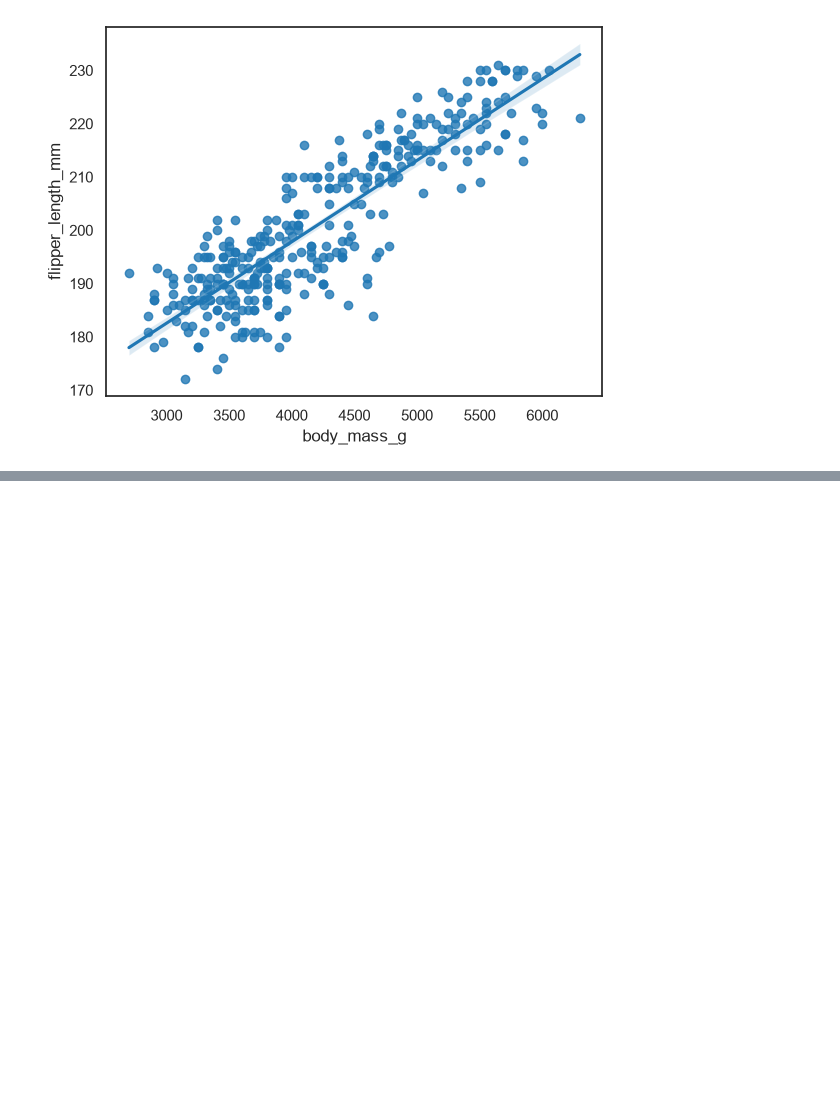
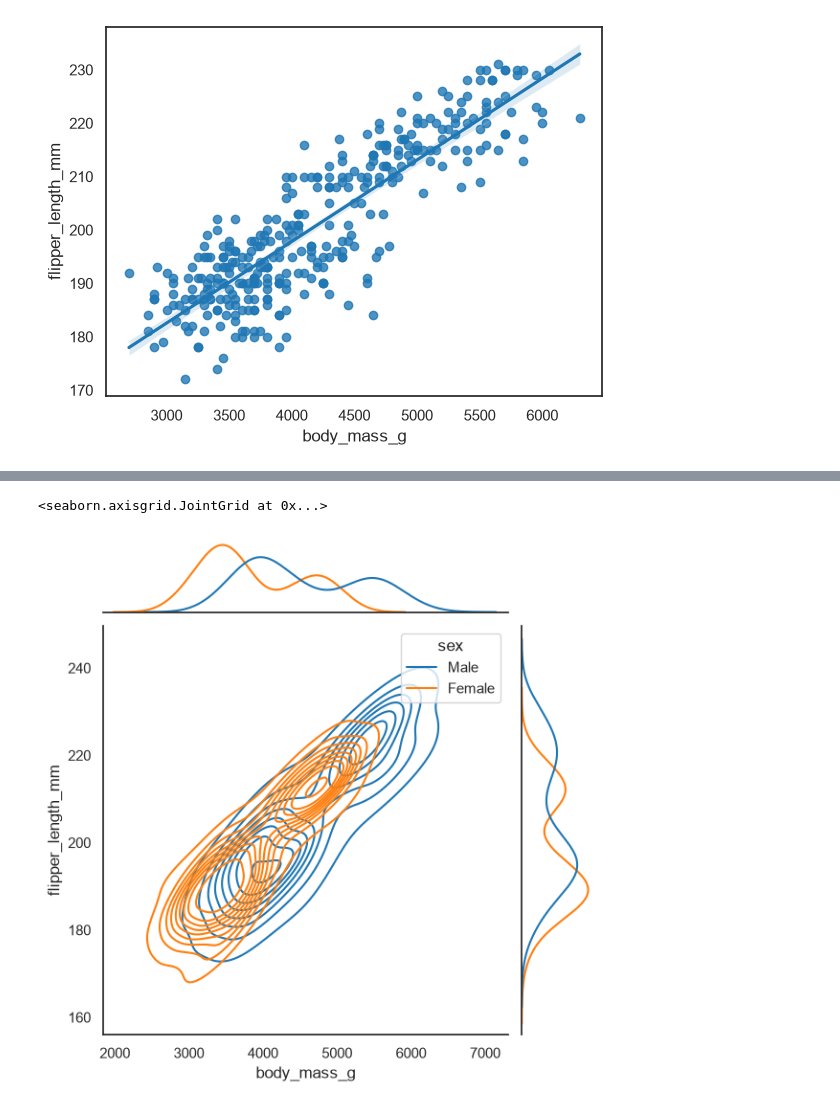
Before and after one commit to anojpradhan/learningDS, a Jupyter notebook: seaborn.ipynb, the cells around one changed output, grey strips where cells are left out. Drawn from its saved outputs; the diff is of its cells as text; code cells hidden in the pictures; blank space fills up the shorter version.

Commit message:
jointplot done

```diff
--- a/seaborn.ipynb
+++ b/seaborn.ipynb
@@ -111,0 +112,7 @@ sns.lineplot(data=penguins, x="body_mass_g", y="flipper_length_mm")
+# %%
+# joint plots
+
+sns.jointplot(data=penguins, x="body_mass_g", y="flipper_length_mm", hue="sex", kind="kde")
+# %% [output]
+<seaborn.axisgrid.JointGrid at 0x...>
+[figure, added]
```
Also changed, not shown: parts of 1 cell of this notebook.
